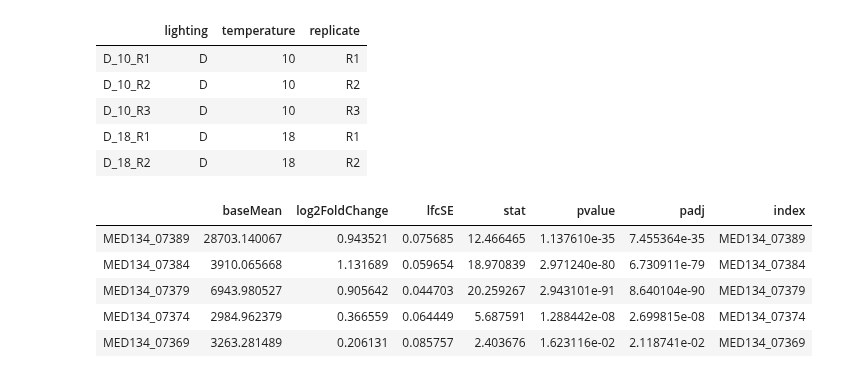
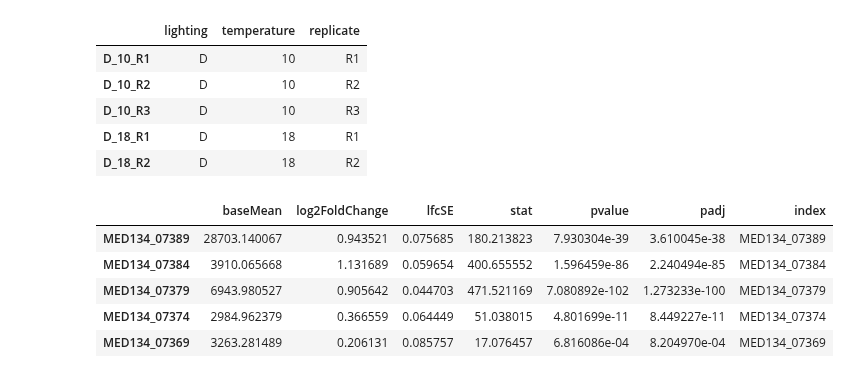
Before and after one commit to Robaina/Dokdonia, a Jupyter notebook: DE_Notebook.ipynb, the cells around one changed output. Cells and saved outputs as stored; diff of their text form; code cells hidden in the pictures.

```diff
--- a/DE_Notebook.ipynb
+++ b/DE_Notebook.ipynb
@@ -49,19 +71,22 @@ meta.head()
 | D_18_R1 | D | 18 | R1 |
 | D_18_R2 | D | 18 | R2 |
 # %%
+p_value_cutoff = 5e-2
+
 dds = py_DESeq2(count_matrix = counts,
                design_matrix = meta,
                design_formula = '~ temperature',
                gene_column = 'index')
 
-dds.run_deseq()
-dds.get_deseq_result()
+dds.run_deseq(test="LRT", reduced = Formula('~ 1'))
+dds.get_deseq_result(alpha=p_value_cutoff)
 res = dds.deseq_result
+res = res[res.padj < p_value_cutoff]
 res.head()
 # %% [output]
 |  | baseMean | log2FoldChange | lfcSE | stat | pvalue | padj | index |
-| MED134_07389 | 28703.140067 | 0.943521 | 0.075685 | 12.466465 | 1.137610e-35 | 7.455364e-35 | MED134_07389 |
-| MED134_07384 | 3910.065668 | 1.131689 | 0.059654 | 18.970839 | 2.971240e-80 | 6.730911e-79 | MED134_07384 |
-| MED134_07379 | 6943.980527 | 0.905642 | 0.044703 | 20.259267 | 2.943101e-91 | 8.640104e-90 | MED134_07379 |
-| MED134_07374 | 2984.962379 | 0.366559 | 0.064449 | 5.687591 | 1.288442e-08 | 2.699815e-08 | MED134_07374 |
-| MED134_07369 | 3263.281489 | 0.206131 | 0.085757 | 2.403676 | 1.623116e-02 | 2.118741e-02 | MED134_07369 |
+| MED134_07389 | 28703.140067 | 0.943521 | 0.075685 | 180.213823 | 7.930304e-39 | 3.610045e-38 | MED134_07389 |
+| MED134_07384 | 3910.065668 | 1.131689 | 0.059654 | 400.655552 | 1.596459e-86 | 2.240494e-85 | MED134_07384 |
+| MED134_07379 | 6943.980527 | 0.905642 | 0.044703 | 471.521169 | 7.080892e-102 | 1.273233e-100 | MED134_07379 |
+| MED134_07374 | 2984.962379 | 0.366559 | 0.064449 | 51.038015 | 4.801699e-11 | 8.449227e-11 | MED134_07374 |
+| MED134_07369 | 3263.281489 | 0.206131 | 0.085757 | 17.076457 | 6.816086e-04 | 8.204970e-04 | MED134_07369 |
```
Also changed, not shown: parts of 24 cells of this notebook, 3 other files.
